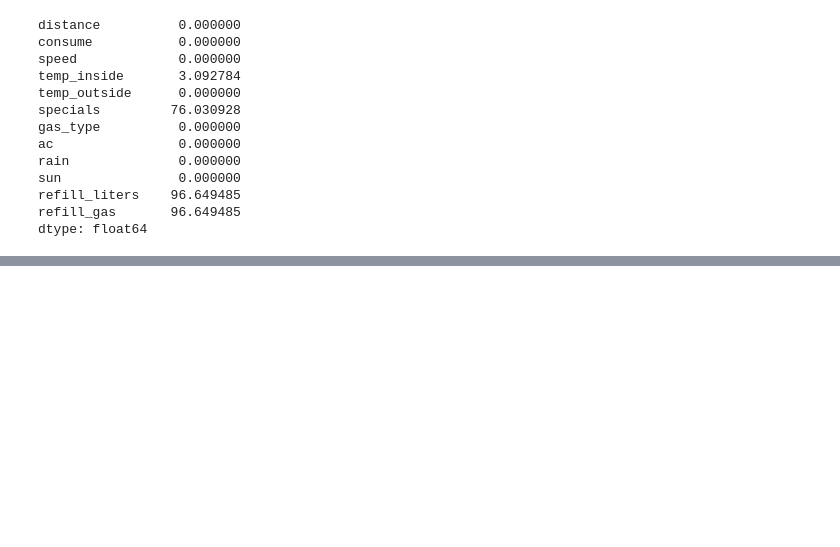
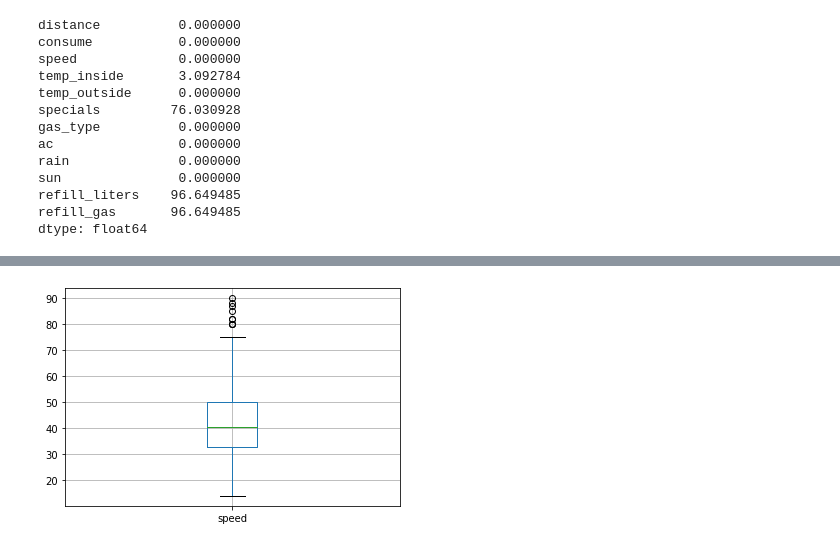
Before and after one commit to ironhack-edu/technical_challenge_DA, a Jupyter notebook: Holly Dalton Tech Challenge.ipynb, the cells around one changed output, grey strips where cells are left out. Cells and saved outputs as stored; diff of their text form; code cells hidden in the pictures; blank space fills up the shorter version.

```diff
--- a/Holly Dalton Tech Challenge.ipynb
+++ b/Holly Dalton Tech Challenge.ipynb
@@ -622,0 +668,5 @@ sns.countplot(x=cobify.refill_liters)
+# %%
+cobify[['speed']].boxplot()
+plt.show()
+# %% [output]
+[figure, added]
```
Also changed, not shown: parts of 57 cells of this notebook.
